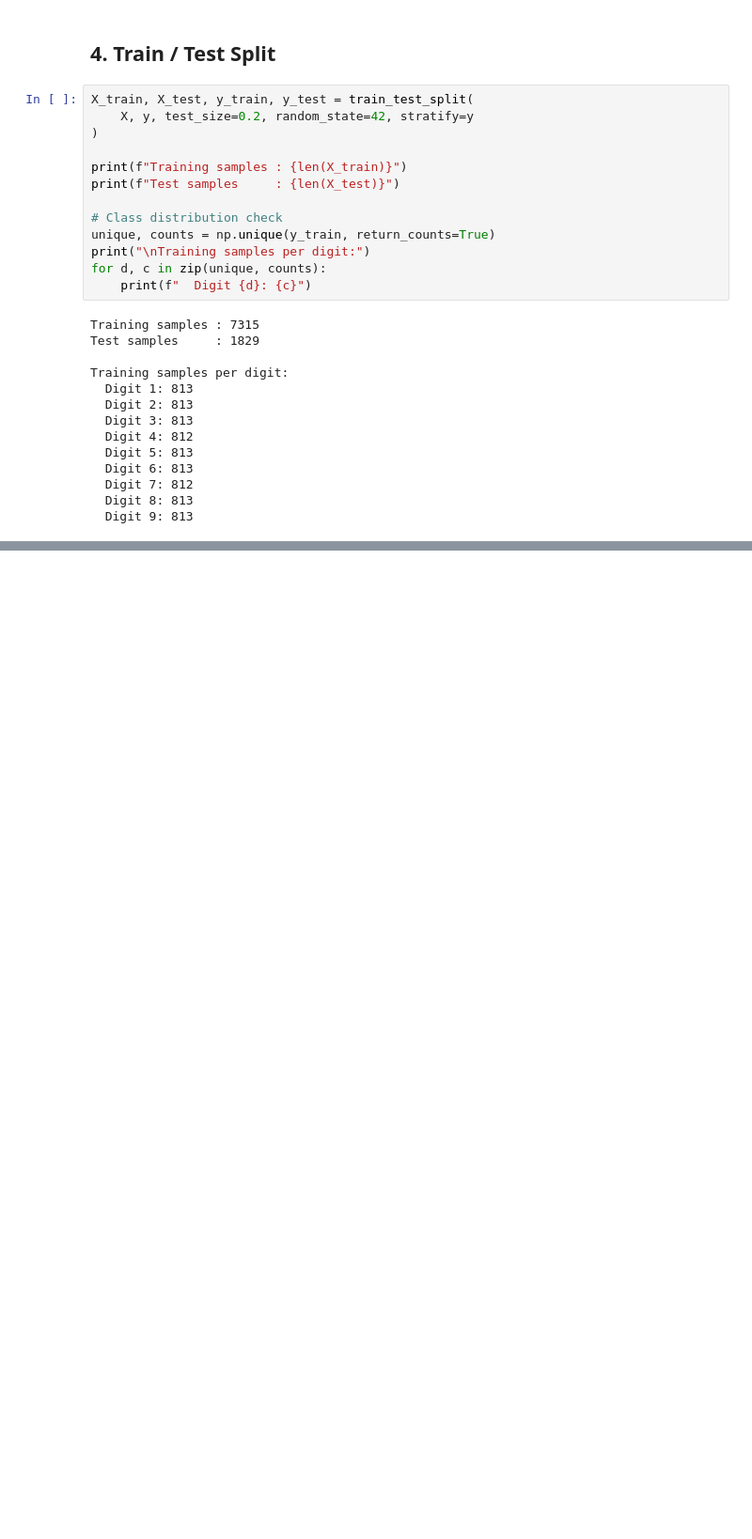
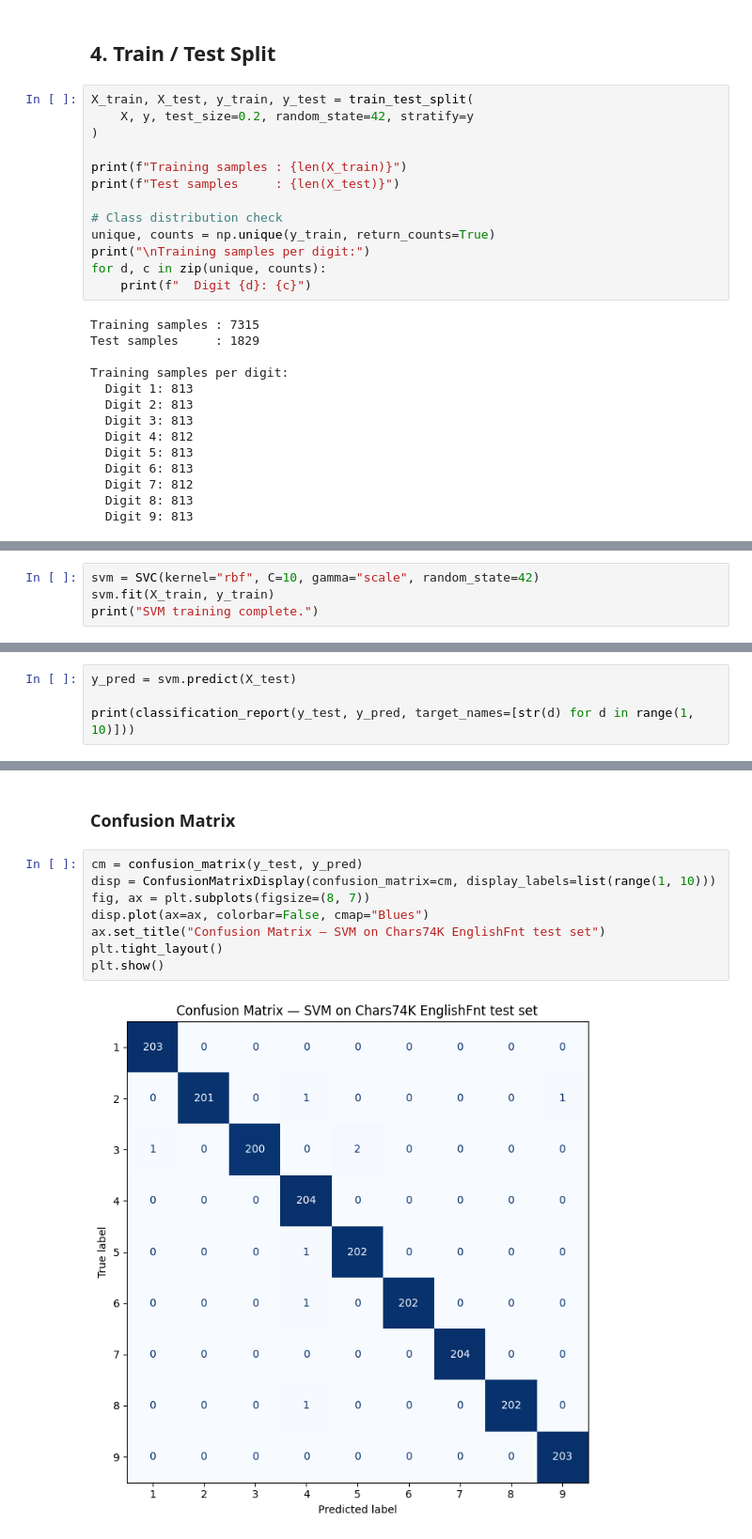
Before and after one commit to eddie-an/Optical-Sudoku-Solver, a Jupyter notebook: DigitRecognition.ipynb, the cells around one changed output, grey strips where cells are left out. Shown at 94% size. Saved outputs shown, nothing was run; the diff lists cells and outputs as text; blank space fills up the shorter version.

```diff
--- a/DigitRecognition.ipynb
+++ b/DigitRecognition.ipynb
@@ -205,0 +218,4 @@ Training samples per digit:
+# %%
+svm = SVC(kernel="rbf", C=10, gamma="scale", random_state=42)
+svm.fit(X_train, y_train)
+print("SVM training complete.")
@@ -205,0 +239,4 @@ Training samples per digit:
+# %%
+y_pred = svm.predict(X_test)
+
+print(classification_report(y_test, y_pred, target_names=[str(d) for d in range(1, 10)]))
@@ -205,0 +259,12 @@ Training samples per digit:
+# %% [markdown]
+### Confusion Matrix
+# %%
+cm = confusion_matrix(y_test, y_pred)
+disp = ConfusionMatrixDisplay(confusion_matrix=cm, display_labels=list(range(1, 10)))
+fig, ax = plt.subplots(figsize=(8, 7))
+disp.plot(ax=ax, colorbar=False, cmap="Blues")
+ax.set_title("Confusion Matrix — SVM on Chars74K EnglishFnt test set")
+plt.tight_layout()
+plt.show()
+# %% [output]
+[figure, added]
```
Also changed, not shown: parts of 8 cells of this notebook.
